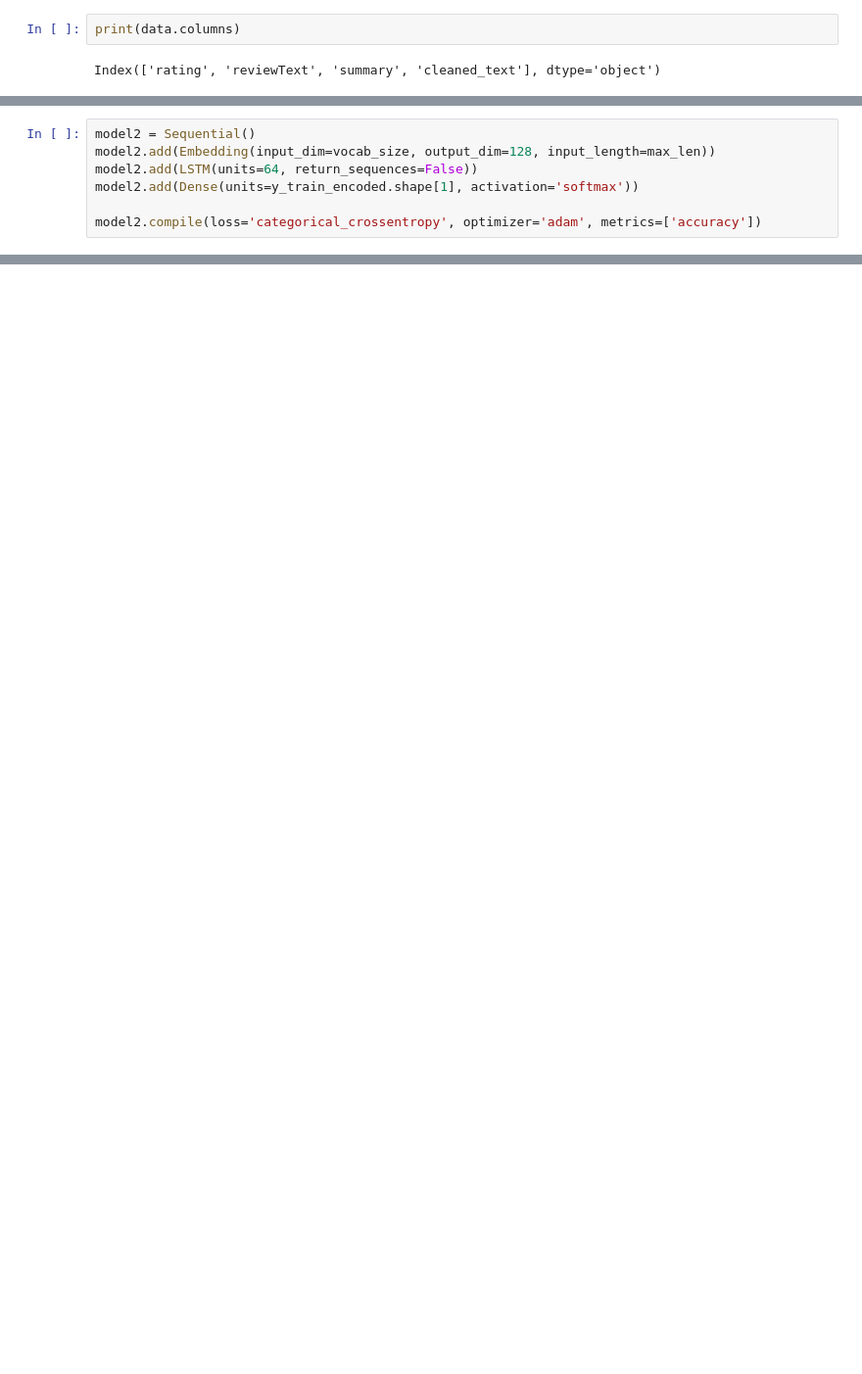
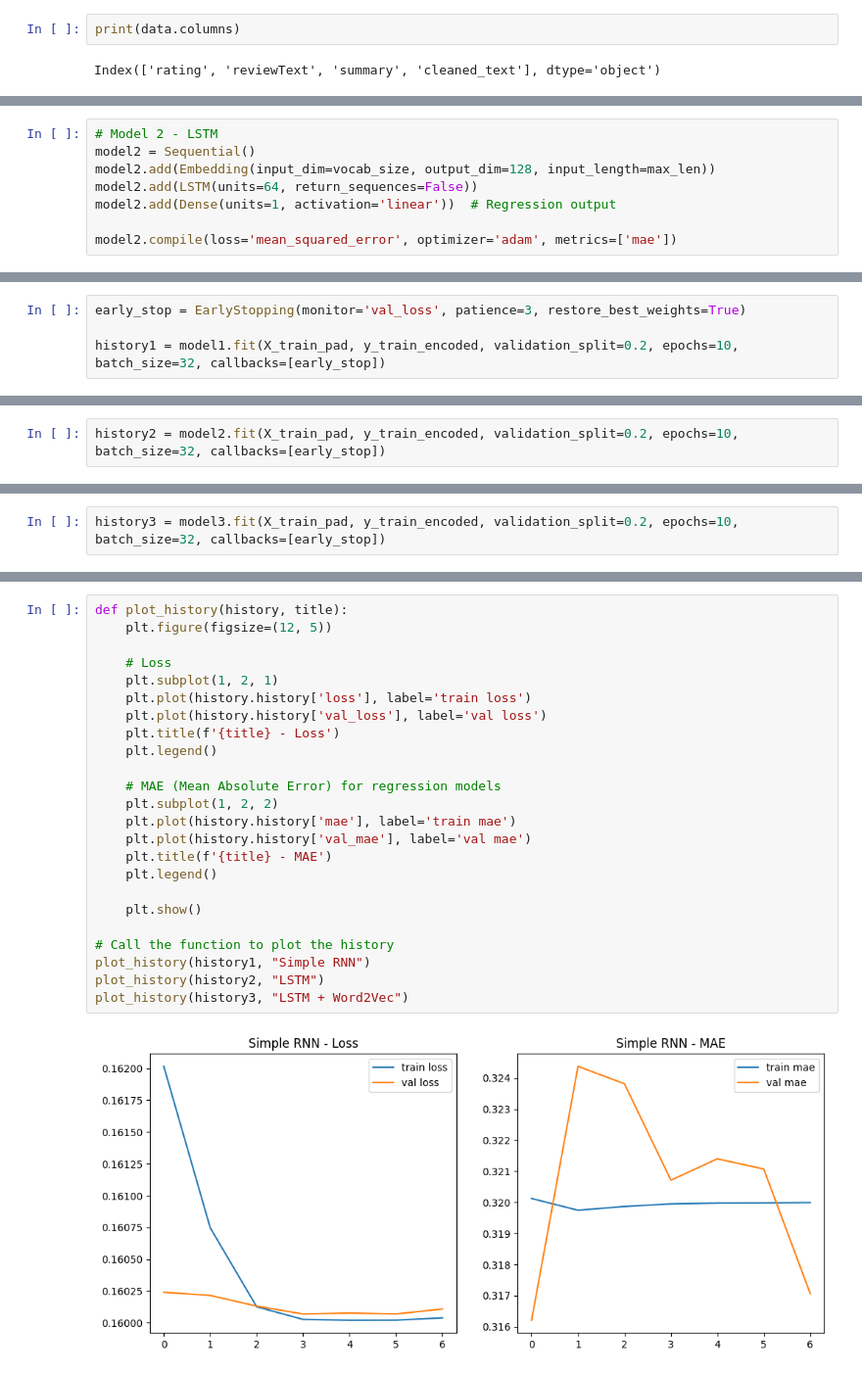
Before and after one commit to deeya5/AI-ML-Assesment, a Jupyter notebook: Portfolio02.ipynb, the cells around one changed output, grey strips where cells are left out. Shown at 98% size. Drawn from its saved outputs; the diff is of its cells as text; blank space fills up the shorter version.

Commit message:
preprocced the data and trained rnn model

```diff
--- a/Portfolio02.ipynb
+++ b/Portfolio02.ipynb
@@ -266,8 +255,9 @@ model1.compile(loss='categorical_crossentropy', optimizer='adam', metrics=['accu
 # %%
+# Model 2 - LSTM
 model2 = Sequential()
 model2.add(Embedding(input_dim=vocab_size, output_dim=128, input_length=max_len))
 model2.add(LSTM(units=64, return_sequences=False))
-model2.add(Dense(units=y_train_encoded.shape[1], activation='softmax'))
+model2.add(Dense(units=1, activation='linear'))  # Regression output
 
-model2.compile(loss='categorical_crossentropy', optimizer='adam', metrics=['accuracy'])
+model2.compile(loss='mean_squared_error', optimizer='adam', metrics=['mae'])
 # %%
@@ -290,0 +310,4 @@ model3.compile(loss='categorical_crossentropy', optimizer='adam', metrics=['accu
+# %%
+early_stop = EarlyStopping(monitor='val_loss', patience=3, restore_best_weights=True)
+
+history1 = model1.fit(X_train_pad, y_train_encoded, validation_split=0.2, epochs=10, batch_size=32, callbacks=[early_stop])
@@ -290,0 +329,2 @@ model3.compile(loss='categorical_crossentropy', optimizer='adam', metrics=['accu
+# %%
+history2 = model2.fit(X_train_pad, y_train_encoded, validation_split=0.2, epochs=10, batch_size=32, callbacks=[early_stop])
@@ -290,0 +352,2 @@ model3.compile(loss='categorical_crossentropy', optimizer='adam', metrics=['accu
+# %%
+history3 = model3.fit(X_train_pad, y_train_encoded, validation_split=0.2, epochs=10, batch_size=32, callbacks=[early_stop])
@@ -290,0 +375,26 @@ model3.compile(loss='categorical_crossentropy', optimizer='adam', metrics=['accu
+# %%
+def plot_history(history, title):
+    plt.figure(figsize=(12, 5))
+
+    # Loss
+    plt.subplot(1, 2, 1)
+    plt.plot(history.history['loss'], label='train loss')
+    plt.plot(history.history['val_loss'], label='val loss')
+    plt.title(f'{title} - Loss')
+    plt.legend()
+
+    # MAE (Mean Absolute Error) for regression models
+    plt.subplot(1, 2, 2)
+    plt.plot(history.history['mae'], label='train mae')
+    plt.plot(history.history['val_mae'], label='val mae')
+    plt.title(f'{title} - MAE')
+    plt.legend()
+
+    plt.show()
+
+# Call the function to plot the history
+plot_history(history1, "Simple RNN")
+plot_history(history2, "LSTM")
+plot_history(history3, "LSTM + Word2Vec")
+# %% [output]
+[figure, added]
```
Also changed, not shown: parts of 11 cells of this notebook, 5 other files.
